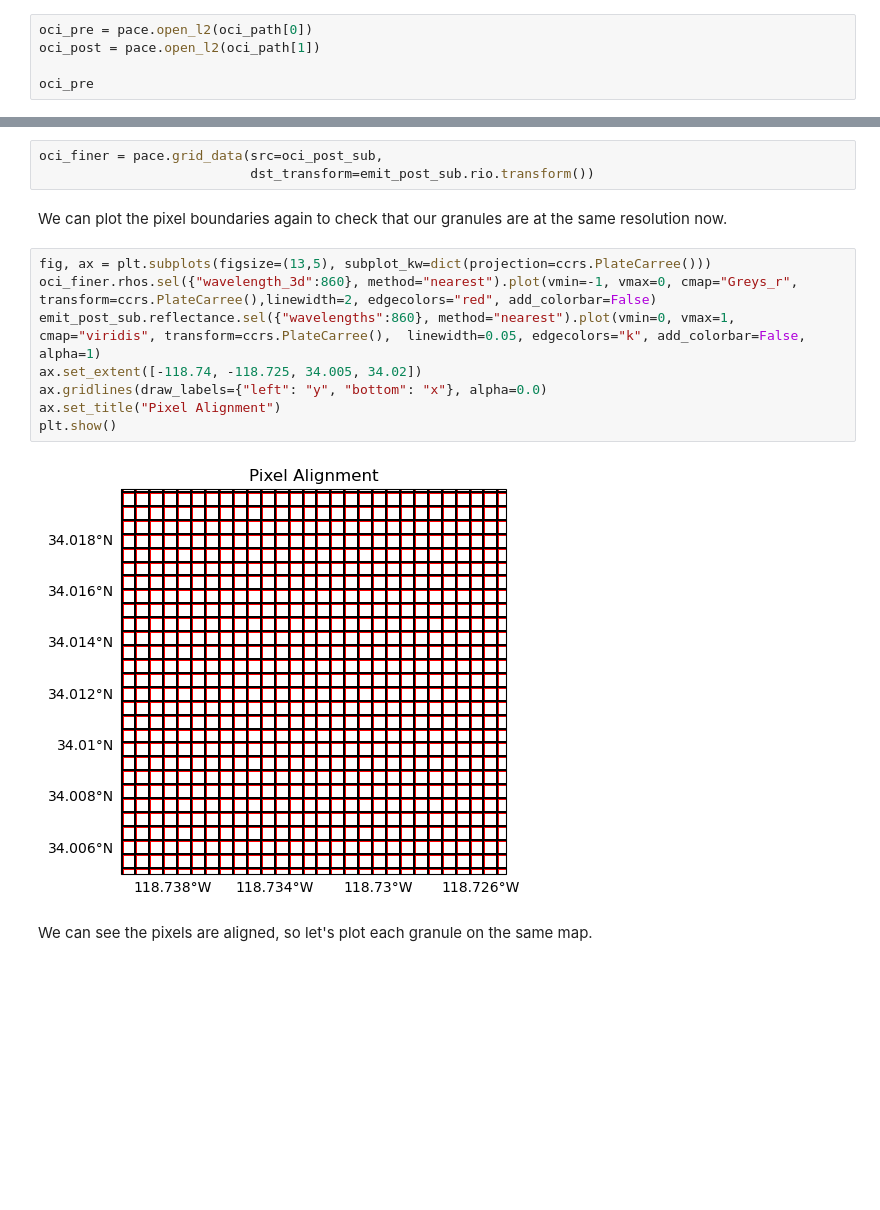
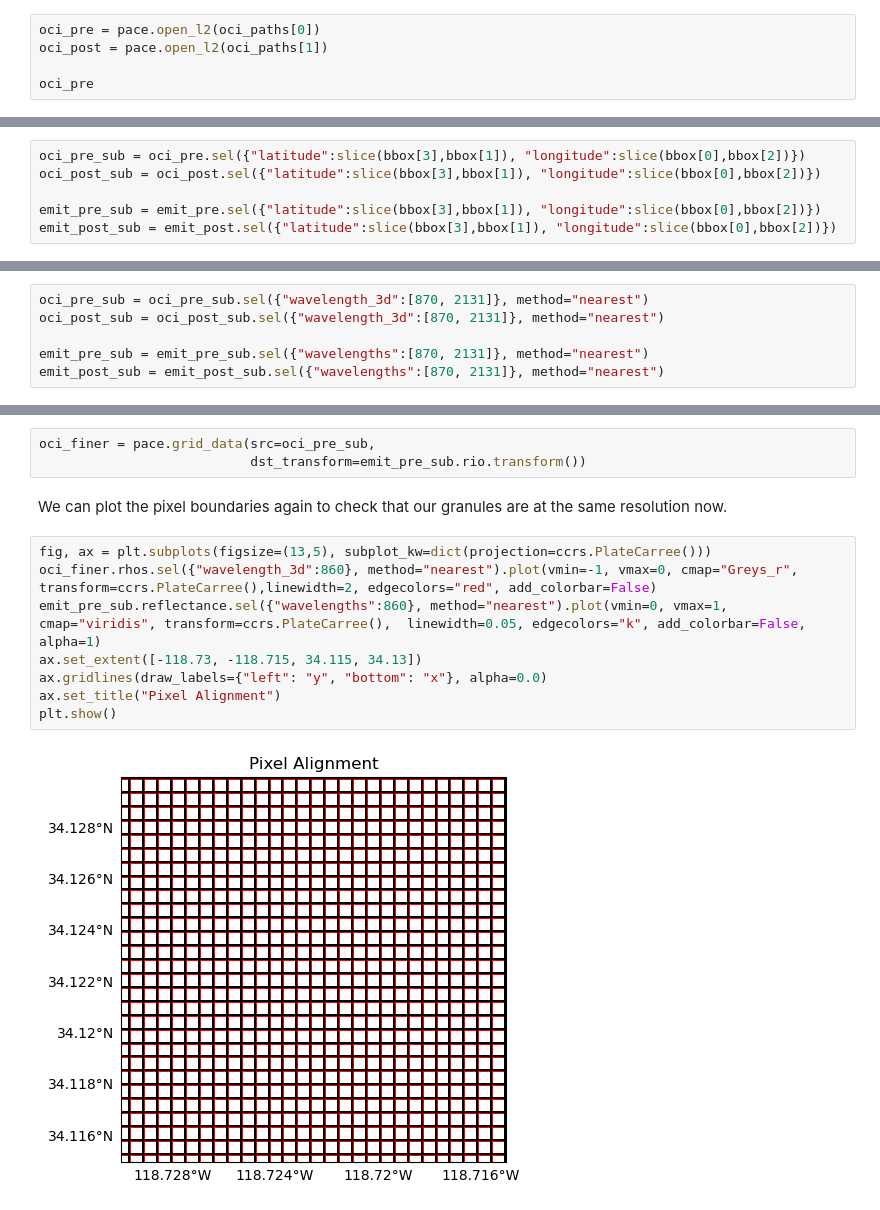
Before and after one commit to skyecaplan/VITALS, a Jupyter notebook: python/emit_pace/02_Align_PACE_EMIT_Grids.ipynb, the cells around one changed output, grey strips where cells are left out. Cells and saved outputs as stored; diff of their text form; blank space fills up the shorter version.

Commit message:
added spatial and wavelength subset

```diff
--- a/python/emit_pace/02_Align_PACE_EMIT_Grids.ipynb
+++ b/python/emit_pace/02_Align_PACE_EMIT_Grids.ipynb
@@ -196,8 +194,8 @@ Our EMIT data now match up to a physical location in space for each day of data,
 ### 3. Projecting PACE Data onto a Defined Grid
 The `pace_tools` module provides a suite of functions for working with PACE OCI data, similar to the `emit_tools` module. We'll use the `open_l2` and `mask_l2` functions to accomplish the same steps for PACE as we did above with EMIT, with the key difference that the PACE data will not be gridded directly after opening the file. Due to aspects of `rasterio` and `rioxarray`, the packages we'll use to grid PACE data, as well as the fact that PACE's quality masks are included in the same L2 files as the reflectance data, all the masking must be done prior to the gridding step.
 # %%
-oci_pre = pace.open_l2(oci_path[0])
-oci_post = pace.open_l2(oci_path[1])
+oci_pre = pace.open_l2(oci_paths[0])
+oci_post = pace.open_l2(oci_paths[1])
 
 oci_pre
 # %% [output]
@@ -270,3 +260,9 @@ emit_post_sub = emit_post.sel({"latitude":slice(34.5,33.6), "longitude":slice(-1
+# %%
+oci_pre_sub = oci_pre.sel({"latitude":slice(bbox[3],bbox[1]), "longitude":slice(bbox[0],bbox[2])})
+oci_post_sub = oci_post.sel({"latitude":slice(bbox[3],bbox[1]), "longitude":slice(bbox[0],bbox[2])})
+
+emit_pre_sub = emit_pre.sel({"latitude":slice(bbox[3],bbox[1]), "longitude":slice(bbox[0],bbox[2])})
+emit_post_sub = emit_post.sel({"latitude":slice(bbox[3],bbox[1]), "longitude":slice(bbox[0],bbox[2])})
 # %%
 fig, ax = plt.subplots(2,2, figsize=(13,7),sharey=True, sharex=True,
                        subplot_kw={"projection": ccrs.PlateCarree()})
@@ -284,3 +282,9 @@ plt.show()
+# %%
+oci_pre_sub = oci_pre_sub.sel({"wavelength_3d":[870, 2131]}, method="nearest")
+oci_post_sub = oci_post_sub.sel({"wavelength_3d":[870, 2131]}, method="nearest")
+
+emit_pre_sub = emit_pre_sub.sel({"wavelengths":[870, 2131]}, method="nearest")
+emit_post_sub = emit_post_sub.sel({"wavelengths":[870, 2131]}, method="nearest")
 # %% [markdown]
 Let's export our datasets so we can continue working with them without repeating these steps each time.
 # %%
@@ -310,19 +313,17 @@ The red outlines above show the boundaries for PACE pixels and the grey lines si
 
 Let's regrid the PACE data to a finer resolution and see what this means. We'll use the Affine transform from the EMIT data to grab its spatial resolution, and we'll use it's CRS as our destination CRS. Note that both of these datasets use EPSG 4326, so the defaults in the `grid_data` function would be fine, but we'll set them explicitly to be thorough.
 # %%
-oci_finer = pace.grid_data(src=oci_post_sub,
-                           dst_transform=emit_post_sub.rio.transform())
+oci_finer = pace.grid_data(src=oci_pre_sub,
+                           dst_transform=emit_pre_sub.rio.transform())
 # %% [markdown]
 We can plot the pixel boundaries again to check that our granules are at the same resolution now.
 # %%
 fig, ax = plt.subplots(figsize=(13,5), subplot_kw=dict(projection=ccrs.PlateCarree()))
 oci_finer.rhos.sel({"wavelength_3d":860}, method="nearest").plot(vmin=-1, vmax=0, cmap="Greys_r", transform=ccrs.PlateCarree(),linewidth=2, edgecolors="red", add_colorbar=False)
-emit_post_sub.reflectance.sel({"wavelengths":860}, method="nearest").plot(vmin=0, vmax=1, cmap="viridis", transform=ccrs.PlateCarree(),  linewidth=0.05, edgecolors="k", add_colorbar=False, alpha=1)
-ax.set_extent([-118.74, -118.725, 34.005, 34.02])
+emit_pre_sub.reflectance.sel({"wavelengths":860}, method="nearest").plot(vmin=0, vmax=1, cmap="viridis", transform=ccrs.PlateCarree(),  linewidth=0.05, edgecolors="k", add_colorbar=False, alpha=1)
+ax.set_extent([-118.73, -118.715, 34.115, 34.13])
 ax.gridlines(draw_labels={"left": "y", "bottom": "x"}, alpha=0.0)
 ax.set_title("Pixel Alignment")
 plt.show()
 # %% [output]
-[figure, old version]
+[figure, new version]
-# %% [markdown]
-We can see the pixels are aligned, so let's plot each granule on the same map.
```
Also changed, not shown: parts of 12 cells of this notebook, 1 other file.
